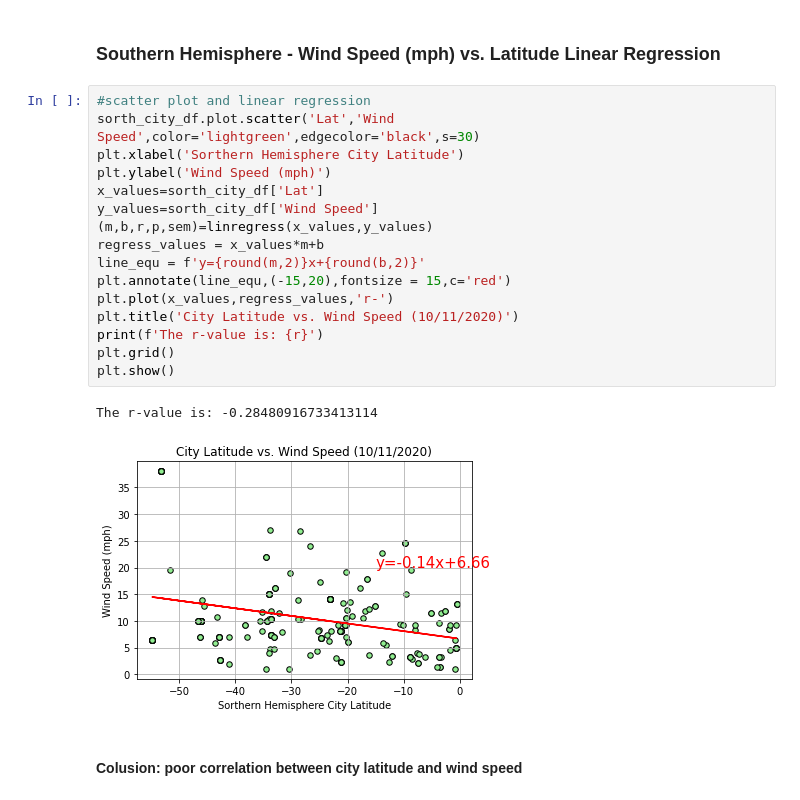
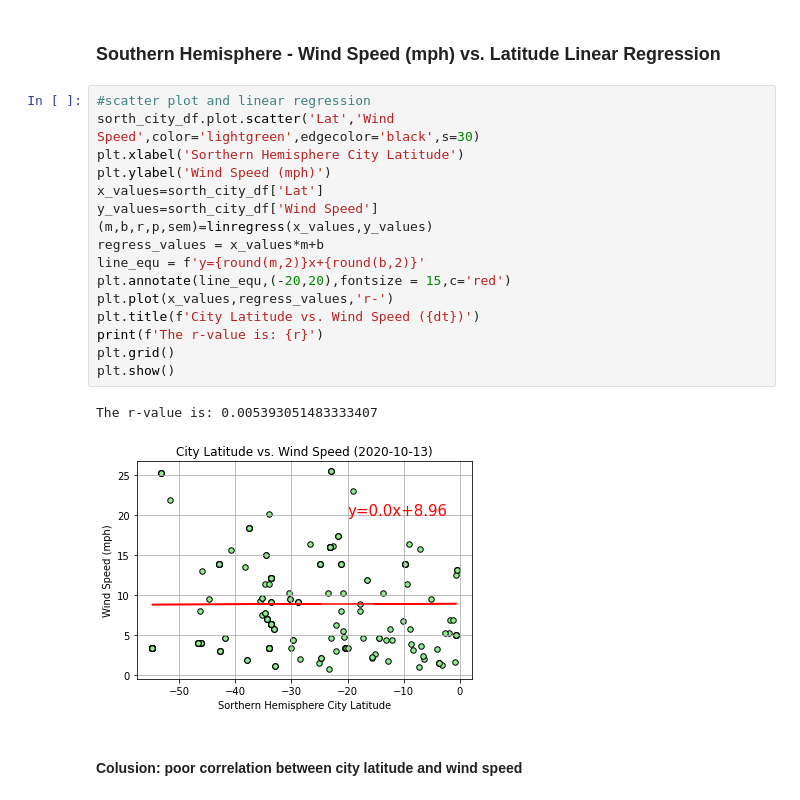
Before and after one commit to wzhu0815/python-api-challenge, a Jupyter notebook: WeatherPy/WeatherPy.ipynb, the cells around one changed output. Cells and saved outputs as stored; diff of their text form.

Commit message:
city list corrected without duplicates

```diff
--- a/WeatherPy/WeatherPy.ipynb
+++ b/WeatherPy/WeatherPy.ipynb
@@ -402,21 +406,21 @@ The r-value is: 0.10165550187352881
 # %%
 #scatter plot and linear regression
 sorth_city_df.plot.scatter('Lat','Wind Speed',color='lightgreen',edgecolor='black',s=30)
 plt.xlabel('Sorthern Hemisphere City Latitude')
 plt.ylabel('Wind Speed (mph)')
 x_values=sorth_city_df['Lat']
 y_values=sorth_city_df['Wind Speed']
 (m,b,r,p,sem)=linregress(x_values,y_values)
 regress_values = x_values*m+b
 line_equ = f'y={round(m,2)}x+{round(b,2)}'
-plt.annotate(line_equ,(-15,20),fontsize = 15,c='red')
+plt.annotate(line_equ,(-20,20),fontsize = 15,c='red')
 plt.plot(x_values,regress_values,'r-')
-plt.title('City Latitude vs. Wind Speed (10/11/2020)')
+plt.title(f'City Latitude vs. Wind Speed ({dt})')
 print(f'The r-value is: {r}')
 plt.grid()
 plt.show()
 # %% [output]
-The r-value is: -0.28480916733413114
+The r-value is: 0.005393051483333407
-[figure, old version]
+[figure, new version]
 # %% [markdown]
 ####  Colusion: poor correlation between city  latitude and wind speed
```
Also changed, not shown: parts of 21 cells of this notebook, 8 other files.
